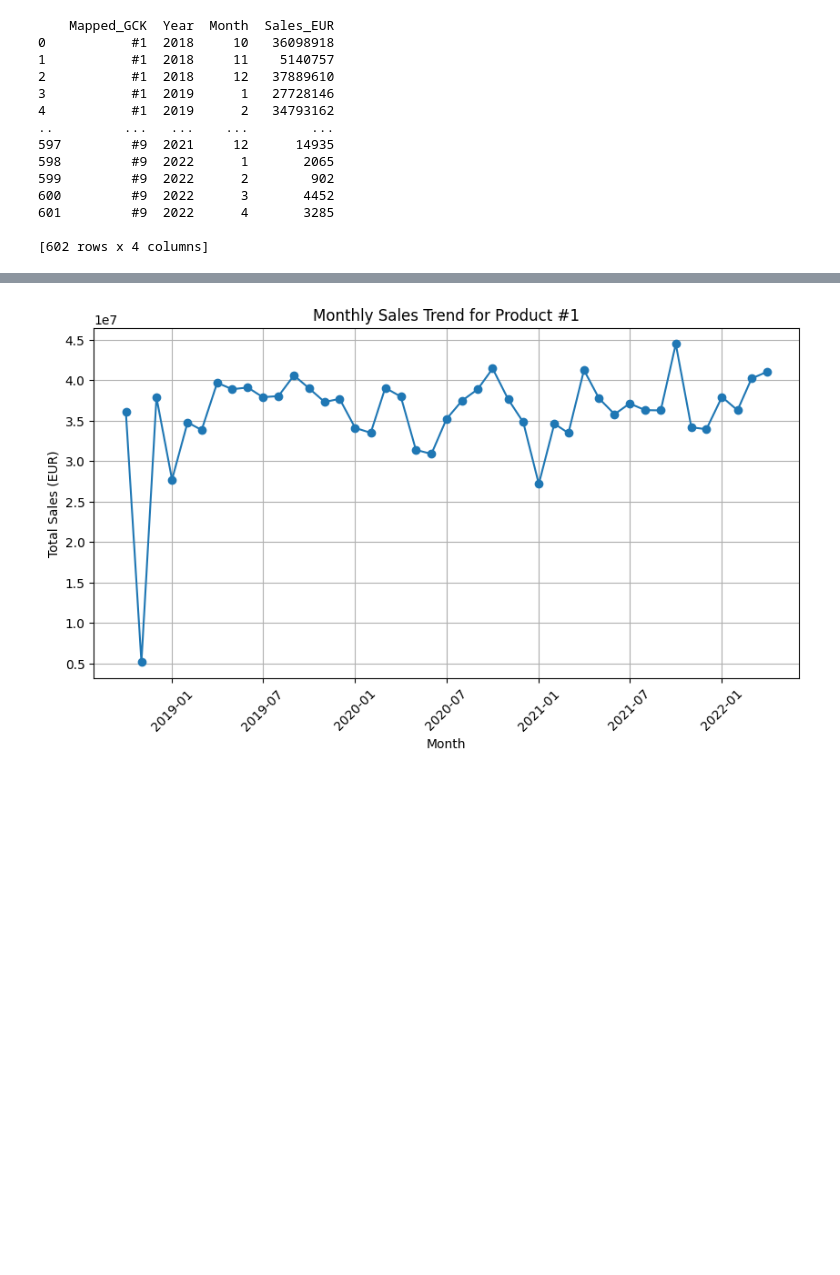
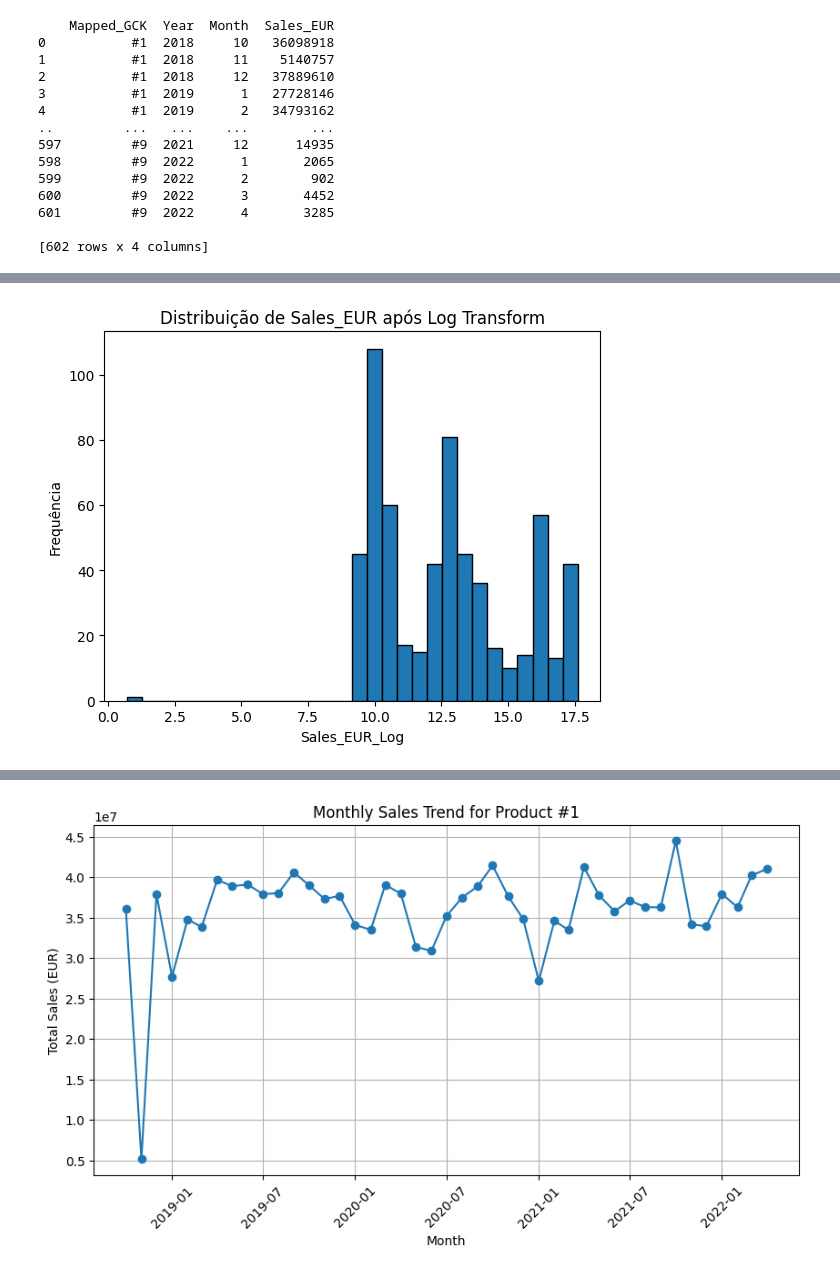
Before and after one commit to gugaaa1904/BC, a Jupyter notebook: Case 2.ipynb, the cells around one changed output, grey strips where cells are left out. Saved outputs shown, nothing was run; the diff lists cells and outputs as text; code cells hidden in the pictures; blank space fills up the shorter version.

```diff
--- a/Case 2.ipynb
+++ b/Case 2.ipynb
@@ -510,0 +572,10 @@ print(monthly_sales_data)
+# %%
+import matplotlib.pyplot as plt
+
+plt.hist(monthly_sales_data["Sales_EUR_Log"], bins=30, edgecolor="black")
+plt.title("Distribuição de Sales_EUR após Log Transform")
+plt.xlabel("Sales_EUR_Log")
+plt.ylabel("Frequência")
+plt.show()
+# %% [output]
+[figure, added]
```
Also changed, not shown: parts of 35 cells of this notebook.
